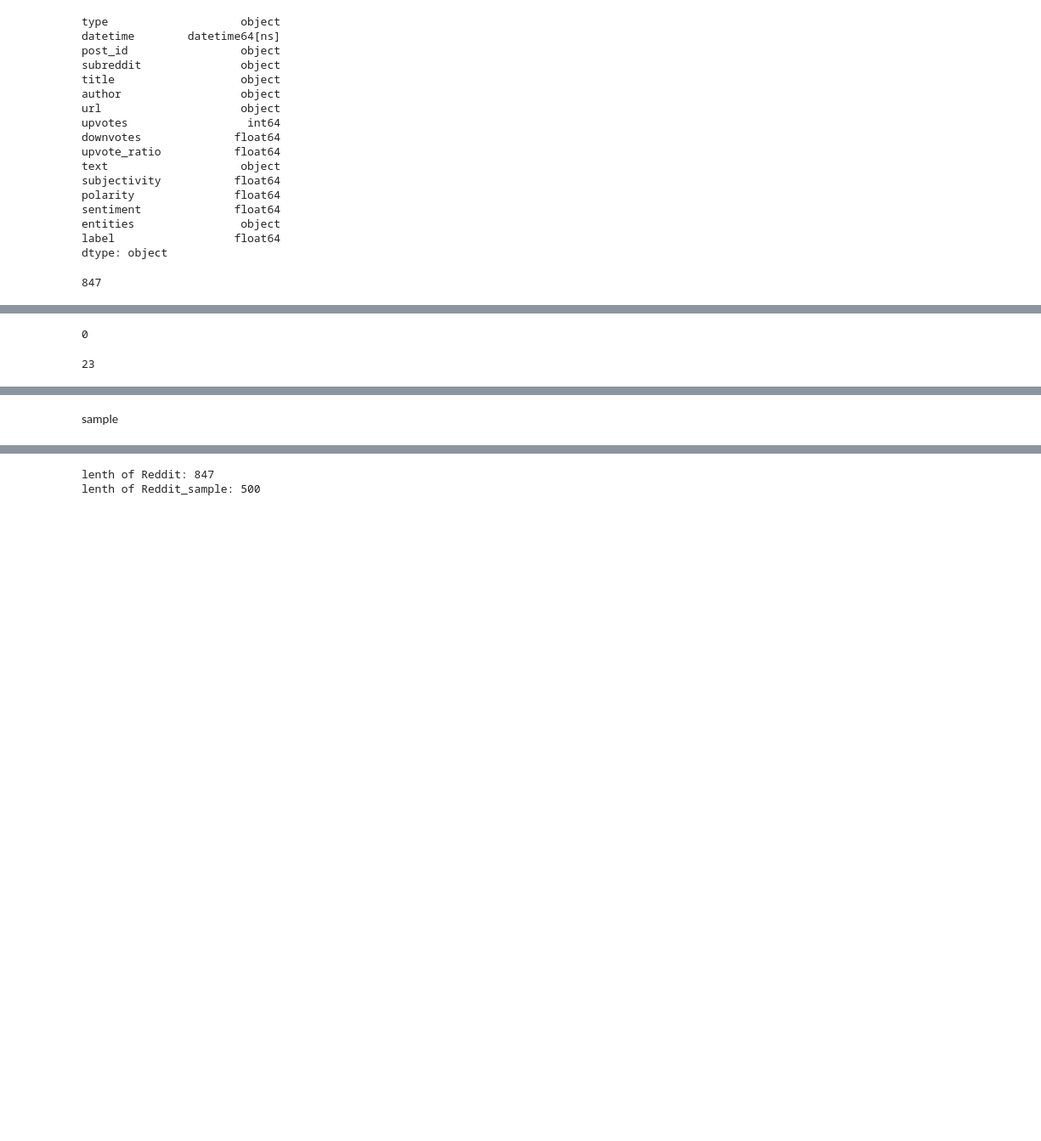
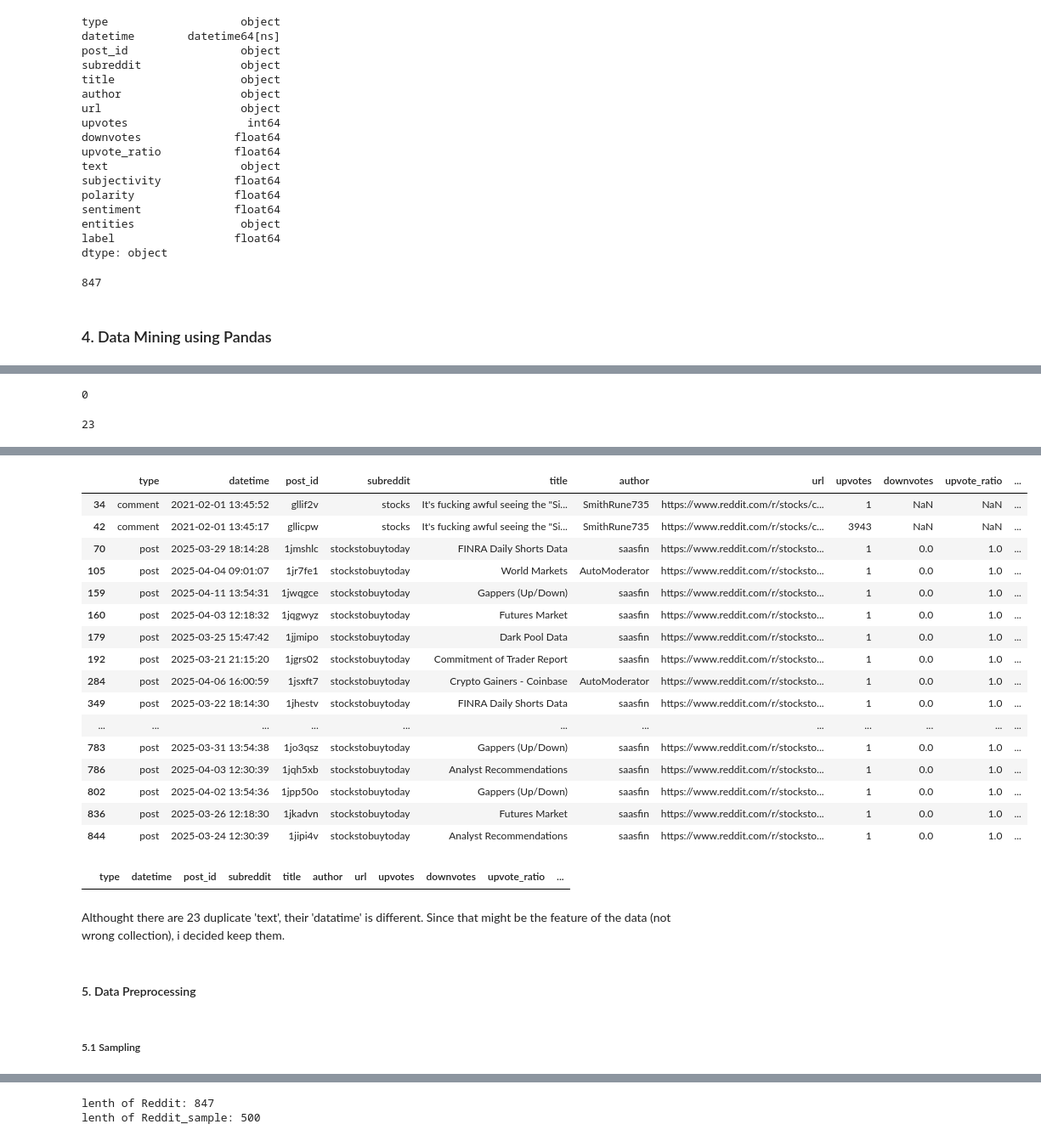
Before and after one commit to r0wan1ooo5/DM2025-Lab1-Exercise, a Jupyter notebook: DM2025-Lab1-Homework.ipynb, the cells around one changed output, grey strips where cells are left out. Shown at 85% size. Saved outputs shown, nothing was run; the diff lists cells and outputs as text; code cells hidden in the pictures; blank space fills up the shorter version.

```diff
--- a/DM2025-Lab1-Homework.ipynb
+++ b/DM2025-Lab1-Homework.ipynb
@@ -155,4 +160,6 @@ import helpers.data_mining_helpers as dmh
 len(Reddit)
 # %% [output]
 847
+# %% [markdown]
+### 4. Data Mining using Pandas
 # %%
@@ -161,16 +169,17 @@ Reddit.isnull().apply(lambda x: dmh.check_missing_values(x))
 |  | type | datetime | post_id | subreddit | title | author | url | upvotes | downvotes | upvote_ratio | ... |
 | 0 | The amoung of missing records is: | The amoung of missing records is: | The amoung of missing records is: | The amoung of missing records is: | The amoung of missing records is: | The amoung of missing records is: | The amoung of missing records is: | The amoung of missing records is: | The amoung of missing records is: | The amoung of missing records is: | ... |
 | 1 | 0 | 0 | 0 | 0 | 0 | 0 | 0 | 0 | 783 | 783 | ... |
-# %%
-sum(Reddit.duplicated())
-# %% [output]
-0
+# %%
+# check duplicates
+sum(Reddit.duplicated())
+# %% [output]
+0
 # %%
 sum(Reddit['text'].duplicated())
 # %% [output]
 23
 # %%
-# Print all columns for duplicated 'text' entries from Reddit
+# Show all columns for rows with duplicated 'text'
 duplicated_texts = Reddit[Reddit['text'].duplicated(keep=False)]
-print(duplicated_texts)
+display(duplicated_texts)
 # %% [output]
@@ -194,5 +186,32 @@ print(duplicated_texts)
+|  | type | datetime | post_id | subreddit | title | author | url | upvotes | downvotes | upvote_ratio | ... |
+| 34 | comment | 2021-02-01 13:45:52 | gllif2v | stocks | It's fucking awful seeing the "Si... | SmithRune735 | https://www.reddit.com/r/stocks/c... | 1 | NaN | NaN | ... |
+| 42 | comment | 2021-02-01 13:45:17 | gllicpw | stocks | It's fucking awful seeing the "Si... | SmithRune735 | https://www.reddit.com/r/stocks/c... | 3943 | NaN | NaN | ... |
+| 70 | post | 2025-03-29 18:14:28 | 1jmshlc | stockstobuytoday | FINRA Daily Shorts Data | saasfin | https://www.reddit.com/r/stocksto... | 1 | 0.0 | 1.0 | ... |
+| 105 | post | 2025-04-04 09:01:07 | 1jr7fe1 | stockstobuytoday | World Markets | AutoModerator | https://www.reddit.com/r/stocksto... | 1 | 0.0 | 1.0 | ... |
+| 159 | post | 2025-04-11 13:54:31 | 1jwqgce | stockstobuytoday | Gappers (Up/Down) | saasfin | https://www.reddit.com/r/stocksto... | 1 | 0.0 | 1.0 | ... |
+| 160 | post | 2025-04-03 12:18:32 | 1jqgwyz | stockstobuytoday | Futures Market | saasfin | https://www.reddit.com/r/stocksto... | 1 | 0.0 | 1.0 | ... |
+| 179 | post | 2025-03-25 15:47:42 | 1jjmipo | stockstobuytoday | Dark Pool Data | saasfin | https://www.reddit.com/r/stocksto... | 1 | 0.0 | 1.0 | ... |
+| 192 | post | 2025-03-21 21:15:20 | 1jgrs02 | stockstobuytoday | Commitment of Trader Report | saasfin | https://www.reddit.com/r/stocksto... | 1 | 0.0 | 1.0 | ... |
+| 284 | post | 2025-04-06 16:00:59 | 1jsxft7 | stockstobuytoday | Crypto Gainers - Coinbase | AutoModerator | https://www.reddit.com/r/stocksto... | 1 | 0.0 | 1.0 | ... |
+| 349 | post | 2025-03-22 18:14:30 | 1jhestv | stockstobuytoday | FINRA Daily Shorts Data | saasfin | https://www.reddit.com/r/stocksto... | 1 | 0.0 | 1.0 | ... |
+| ... | ... | ... | ... | ... | ... | ... | ... | ... | ... | ... | ... |
+| 783 | post | 2025-03-31 13:54:38 | 1jo3qsz | stockstobuytoday | Gappers (Up/Down) | saasfin | https://www.reddit.com/r/stocksto... | 1 | 0.0 | 1.0 | ... |
+| 786 | post | 2025-04-03 12:30:39 | 1jqh5xb | stockstobuytoday | Analyst Recommendations | saasfin | https://www.reddit.com/r/stocksto... | 1 | 0.0 | 1.0 | ... |
+| 802 | post | 2025-04-02 13:54:36 | 1jpp50o | stockstobuytoday | Gappers (Up/Down) | saasfin | https://www.reddit.com/r/stocksto... | 1 | 0.0 | 1.0 | ... |
+| 836 | post | 2025-03-26 12:18:30 | 1jkadvn | stockstobuytoday | Futures Market | saasfin | https://www.reddit.com/r/stocksto... | 1 | 0.0 | 1.0 | ... |
+| 844 | post | 2025-03-24 12:30:39 | 1jipi4v | stockstobuytoday | Analyst Recommendations | saasfin | https://www.reddit.com/r/stocksto... | 1 | 0.0 | 1.0 | ... |
-# %% [markdown]
-sample
+# %%
+# Show all columns for rows where both 'datetime' and 'text' are duplicated together
+duplicated_dt_text = Reddit[Reddit.duplicated(subset=['datetime', 'text'], keep=False)]
+display(duplicated_dt_text)
+# %% [output]
+|  | type | datetime | post_id | subreddit | title | author | url | upvotes | downvotes | upvote_ratio | ... |
+# %% [markdown]
+Althought there are 23 duplicate 'text', their 'datatime' is different. Since that might be the feature of the data (not wrong collection), i decided keep them.
+# %% [markdown]
+#### 5. Data Preprocessing
+# %% [markdown]
+##### 5.1 Sampling
 # %%
 Reddit_sample = Reddit.sample(n=500, random_state=42)
 Reddit_sample.head()
```
Also changed, not shown: parts of 29 cells of this notebook.
